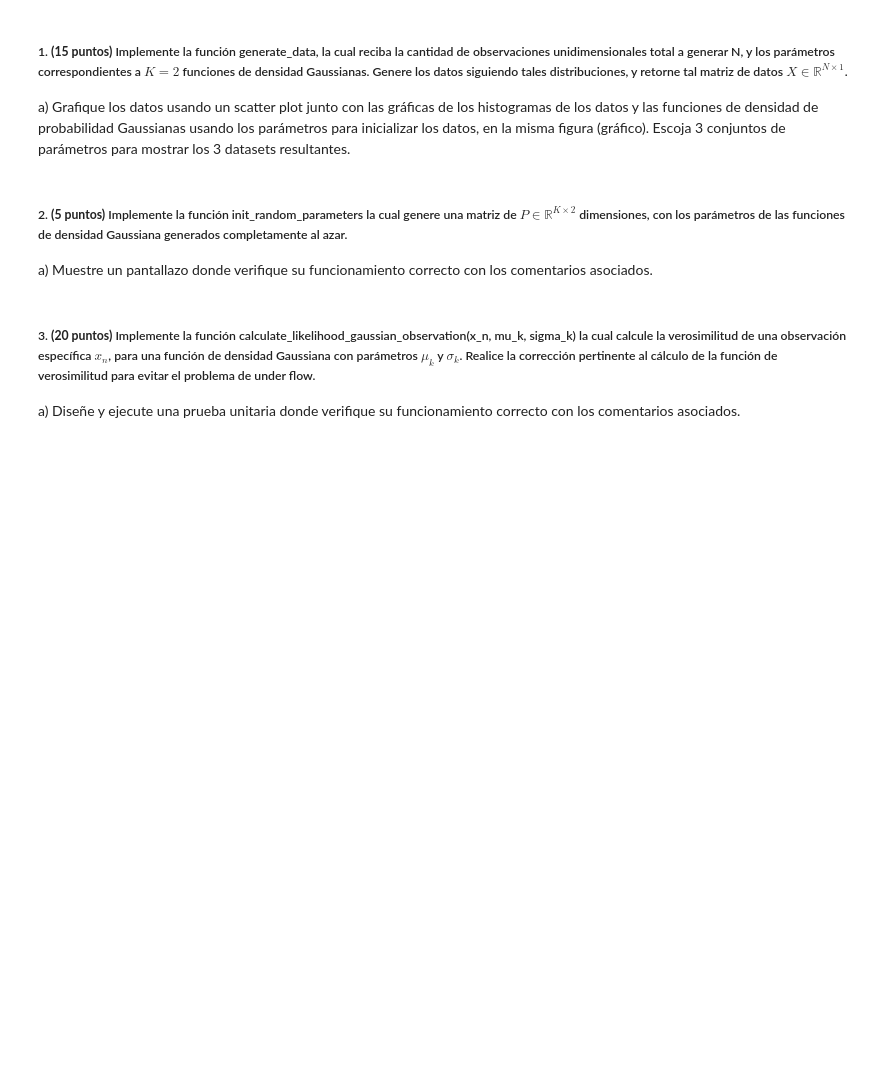
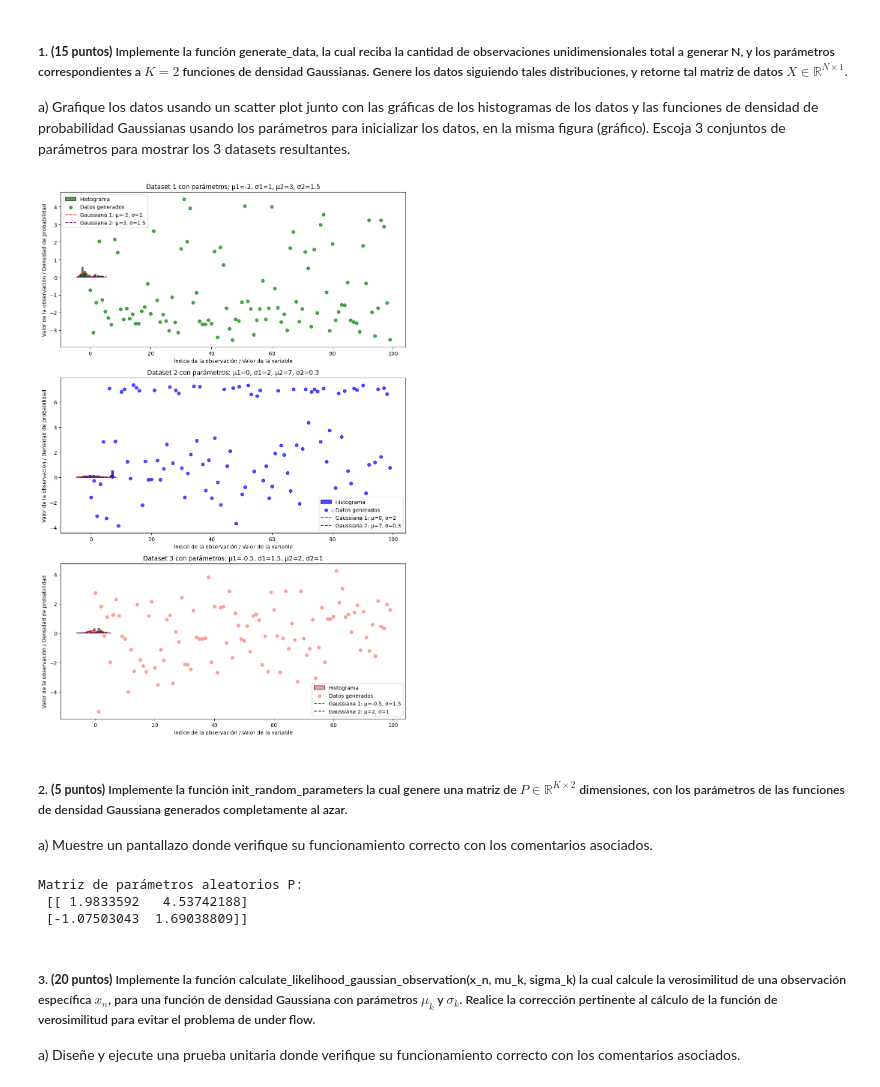
Before and after one commit to isvargasmsft/cs-homeworks, a Jupyter notebook: Optimization/TP4/TP4_Solution.ipynb, the cells around one changed output. Saved outputs shown, nothing was run; the diff lists cells and outputs as text; code cells hidden in the pictures; blank space fills up the shorter version.

```diff
--- a/Optimization/TP4/TP4_Solution.ipynb
+++ b/Optimization/TP4/TP4_Solution.ipynb
@@ -37,9 +41,42 @@ def generate_data(N, mu1, sigma1, mu2, sigma2, pi1=0.5, pi2=0.5):
     X[labels == 1] = np.random.normal(mu2, sigma2, size=(labels == 1).sum())
 
     return X.reshape(-1, 1)  # Return as a column vector
-# %%
-# Using the function
-X = generate_data(100, mu1=0, sigma1=1, mu2=5, sigma2=1.5)
+# %%
+# Data parameters
+parameters = [
+    (100, -2, 1, 3, 1.5),
+    (100, 0, 2, 7, 0.3),
+    (100, -0.5, 1.5, 2, 1)
+]
+
+# Color for dataset
+colors = ['green', 'blue', 'salmon']
+
+fig, axs = plt.subplots(3, 1, figsize=(10, 15))
+for i, (N, mu1, sigma1, mu2, sigma2) in enumerate(parameters):
+    pi1, pi2 = 0.7, 0.3  # Probabilidades de mezcla
+
+    # Scatter plot and histogram
+    X = generate_data(N, mu1, sigma1, mu2, sigma2, pi1=pi1, pi2=pi2)
+    axs[i].hist(X, bins=20, density=True, alpha=0.7, color=colors[i], label="Histograma", edgecolor='black', linewidth=1.2)
+    axs[i].scatter(np.arange(N), X, color=colors[i], alpha=0.7, label="Datos generados")
+
+    # Probability density functions
+    x_vals = np.linspace(X.min() - 1, X.max() + 1, 500)
+    pdf1 = norm.pdf(x_vals, mu1, sigma1) * pi1
+    pdf2 = norm.pdf(x_vals, mu2, sigma2) * pi2
+    axs[i].plot(x_vals, pdf1, color='red', linestyle='--', label=f"Gaussiana 1: μ={mu1}, σ={sigma1}")
+    axs[i].plot(x_vals, pdf2, color='purple', linestyle='--', label=f"Gaussiana 2: μ={mu2}, σ={sigma2}")
+
+    axs[i].set_title(f"Dataset {i+1} con parámetros: μ1={mu1}, σ1={sigma1}, μ2={mu2}, σ2={sigma2}")
+    axs[i].set_xlabel("Índice de la observación / Valor de la variable")
+    axs[i].set_ylabel("Valor de la observación / Densidad de probabilidad")
+    axs[i].legend()
+
+plt.tight_layout()
+plt.show()
+# %% [output]
+[figure, added]
 # %% [markdown]
 ##### 2.   **(5 puntos)** Implemente la función init_random_parameters la cual genere una matriz de $P\in\mathbb{R}^{K\times2}$ dimensiones, con los parámetros de las funciones de densidad Gaussiana generados completamente al azar.
 
@@ -47,3 +105,11 @@ a) Muestre un pantallazo donde verifique su funcionamiento correcto con los come
+# %%
+# Usage
+P = init_random_parameters(K=2)
+print("Matriz de parámetros aleatorios P:\n", P)
+# %% [output]
+Matriz de parámetros aleatorios P:
+ [[ 1.9833592   4.53742188]
+ [-1.07503043  1.69038809]]
 # %% [markdown]
 ##### 3.   **(20 puntos)** Implemente la función calculate_likelihood_gaussian_observation(x_n, mu_k, sigma_k) la cual calcule la verosimilitud de una observación específica $x_{n}$, para una función de densidad Gaussiana con parámetros $\mu_{k}$ y $\sigma_{k}$. Realice la corrección pertinente al cálculo de la función de verosimilitud para evitar el problema de under flow.
 
```
Also changed, not shown: parts of 4 cells of this notebook.
